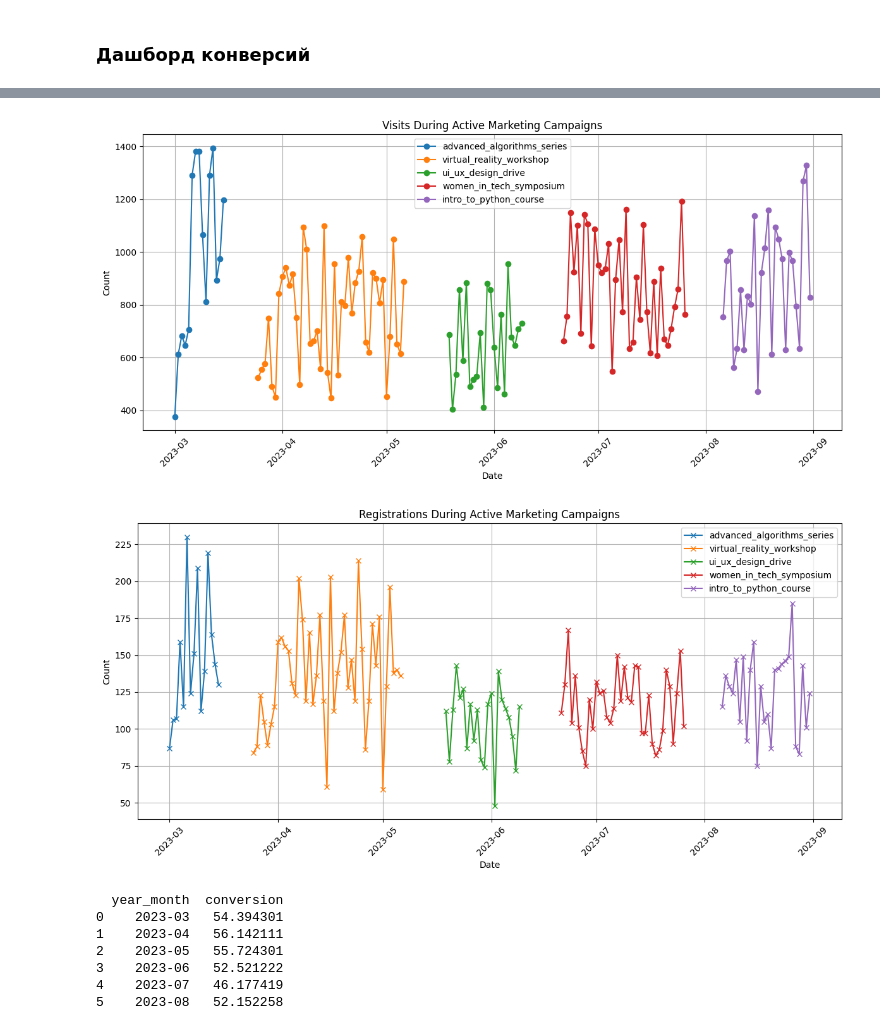
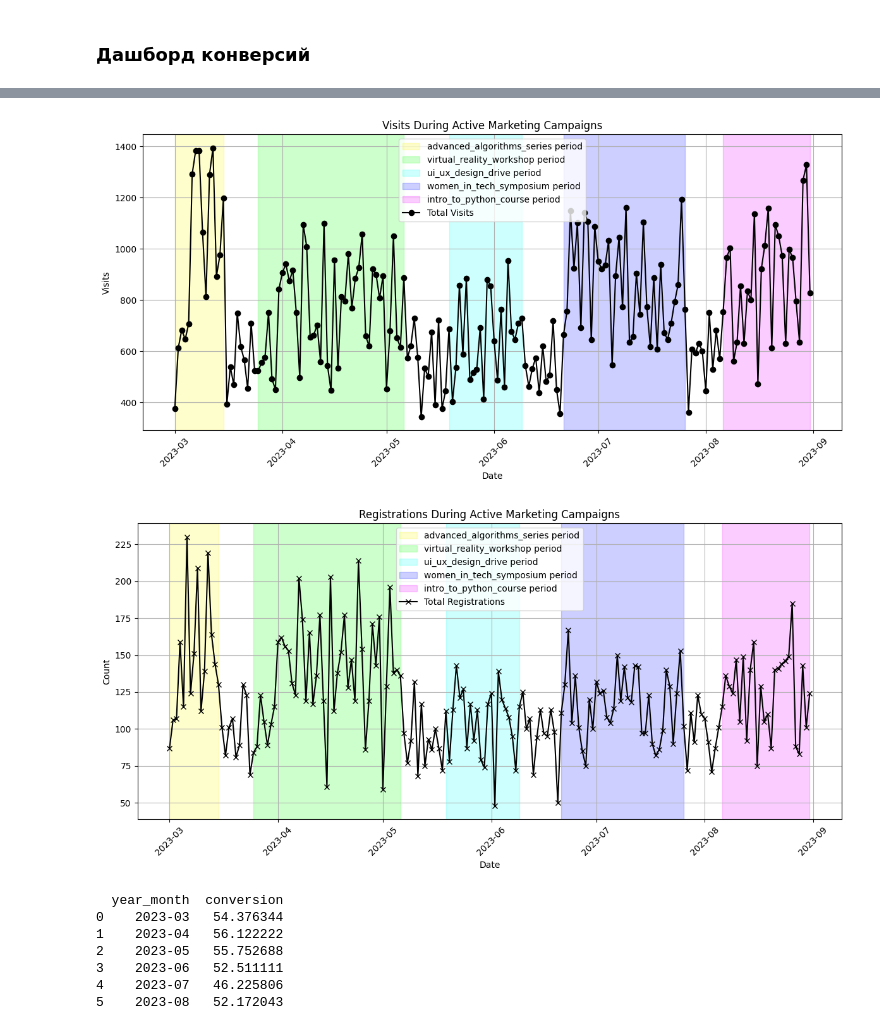
Before and after one commit to Fominochek/data-analytics-project-100, a Jupyter notebook: charts_project.ipynb, the cells around one changed output, grey strips where cells are left out. Drawn from its saved outputs; the diff is of its cells as text; code cells hidden in the pictures.

```diff
--- a/charts_project.ipynb
+++ b/charts_project.ipynb
@@ -50,7 +50,7 @@ class Metrics:
         visits_agg = (self.visits_df.groupby([pd.Grouper(key='datetime', freq='D'), 'platform']).size().reset_index(name='visits'))
         registrations_agg = (self.registrations_df.groupby([pd.Grouper(key='datetime', freq='D'), 'platform']).size().reset_index(name='registrations'))
         merged_df = visits_agg.merge(registrations_agg,on=['datetime', 'platform'],how='outer').fillna(0)
-        merged_df['conversion'] = (merged_df['registrations'] / merged_df['visits']).fillna(0).round(4) * 100
+        merged_df['conversion'] = (merged_df['registrations'] / merged_df['visits']).fillna(0).round(2) * 100
         merged_df.rename(columns={'datetime': 'date_group'}, inplace=True)
         merged_df.sort_values(by='date_group', inplace=True)
         merged_df.to_json('conversion.json', orient='records', indent=4)
@@ -227,14 +227,18 @@ class Metrics:
         # 7. Визиты за весь период с цветовым выделением рекламной кампании
         plt.figure(figsize=(12, 6))
         filtered_campaigns = combined_data[~combined_data['utm_campaign'].isin(['none', None])]
-        campaigns = filtered_campaigns.groupby(['date_group', 'utm_campaign']).sum().reset_index()
-        unique_campaigns = campaigns['utm_campaign'].unique()
-        for campaign in unique_campaigns:
-            campaign_data = campaigns[campaigns['utm_campaign'] == campaign]
-            plt.plot(campaign_data['date_group'], campaign_data['visits'], marker='o', label=f'{campaign}')
+        unique_campaigns = filtered_campaigns['utm_campaign'].unique()
+        colors = sns.color_palette('hsv', len(unique_campaigns))
+        for idx, campaign in enumerate(unique_campaigns):
+            campaign_data = filtered_campaigns[filtered_campaigns['utm_campaign'] == campaign]
+            start_date = campaign_data['date_group'].min()
+            end_date = campaign_data['date_group'].max()
+            plt.axvspan(start_date, end_date, color=colors[idx], alpha=0.2, label=f'{campaign} period')
+        total_visits = combined_data.groupby('date_group')['visits'].sum().reset_index()
+        plt.plot(total_visits['date_group'], total_visits['visits'], marker='o', color='black', label='Total Visits')
         plt.title('Visits During Active Marketing Campaigns')
         plt.xlabel('Date')
-        plt.ylabel('Count')
+        plt.ylabel('Visits')
         plt.legend()
         plt.grid(True)
         plt.xticks(rotation=45)
@@ -247,9 +251,14 @@ class Metrics:
         filtered_campaigns = combined_data[~combined_data['utm_campaign'].isin(['none', None])]
         campaigns = filtered_campaigns.groupby(['date_group', 'utm_campaign']).sum().reset_index()
         unique_campaigns = campaigns['utm_campaign'].unique()
-        for campaign in unique_campaigns:
-            campaign_data = campaigns[campaigns['utm_campaign'] == campaign]
-            plt.plot(campaign_data['date_group'], campaign_data['registrations'], marker='x', label=f'{campaign}')
+        colors = sns.color_palette('hsv', len(unique_campaigns))
+        for idx, campaign in enumerate(unique_campaigns):
+            campaign_data = filtered_campaigns[filtered_campaigns['utm_campaign'] == campaign]
+            start_date = campaign_data['date_group'].min()
+            end_date = campaign_data['date_group'].max()
+            plt.axvspan(start_date, end_date, color=colors[idx], alpha=0.2, label=f'{campaign} period')
+        total_registrations = combined_data.groupby('date_group')['registrations'].sum().reset_index()
+        plt.plot(total_registrations['date_group'], total_registrations['registrations'], marker='x', color='black', label='Total Registrations')
         plt.title('Registrations During Active Marketing Campaigns')
         plt.xlabel('Date')
         plt.ylabel('Count')
@@ -301,7 +310,6 @@ def main():
         reg_metrics = Metrics(visits_data=visits_dataframe, registrations_data=registrations_dataframe)
         conversion = reg_metrics.get_registrations_conversion()
         print(conversion)
-        conversion.to_excel('conversions.xlsx')
         ads_csv_path = "./ads.csv"
         combined_data = reg_metrics.aggregate_ads_data(ads_csv_path)
         print(combined_data)
@@ -343,11 +351,11 @@ cols ['datetime', 'user_id', 'email', 'platform', 'registration_type']
 [figure]
-[figure, old version]
+[figure, new version]
-[figure, old version]
+[figure, new version]
   year_month  conversion
-0    2023-03   54.394301
-1    2023-04   56.142111
-2    2023-05   55.724301
-3    2023-06   52.521222
-4    2023-07   46.177419
-5    2023-08   52.152258
+0    2023-03   54.376344
+1    2023-04   56.122222
+2    2023-05   55.752688
+3    2023-06   52.511111
+4    2023-07   46.225806
+5    2023-08   52.172043
 [figure]
```
Also changed, not shown: parts of 1 cell of this notebook, 8 other files.
